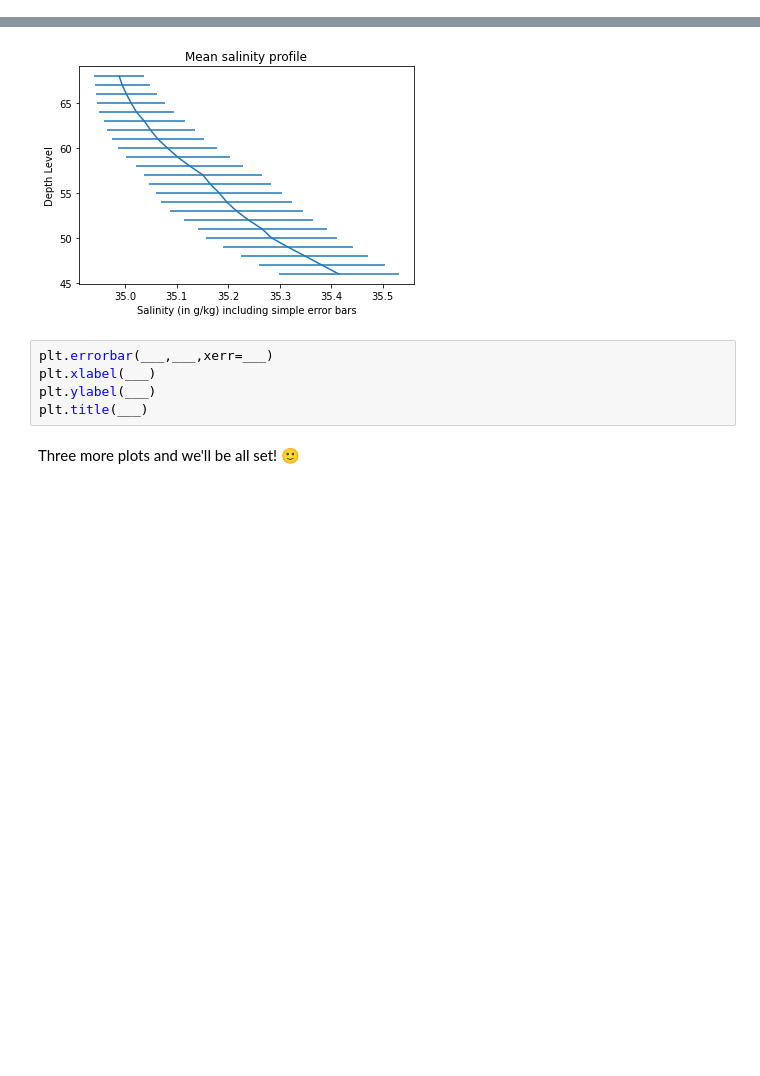
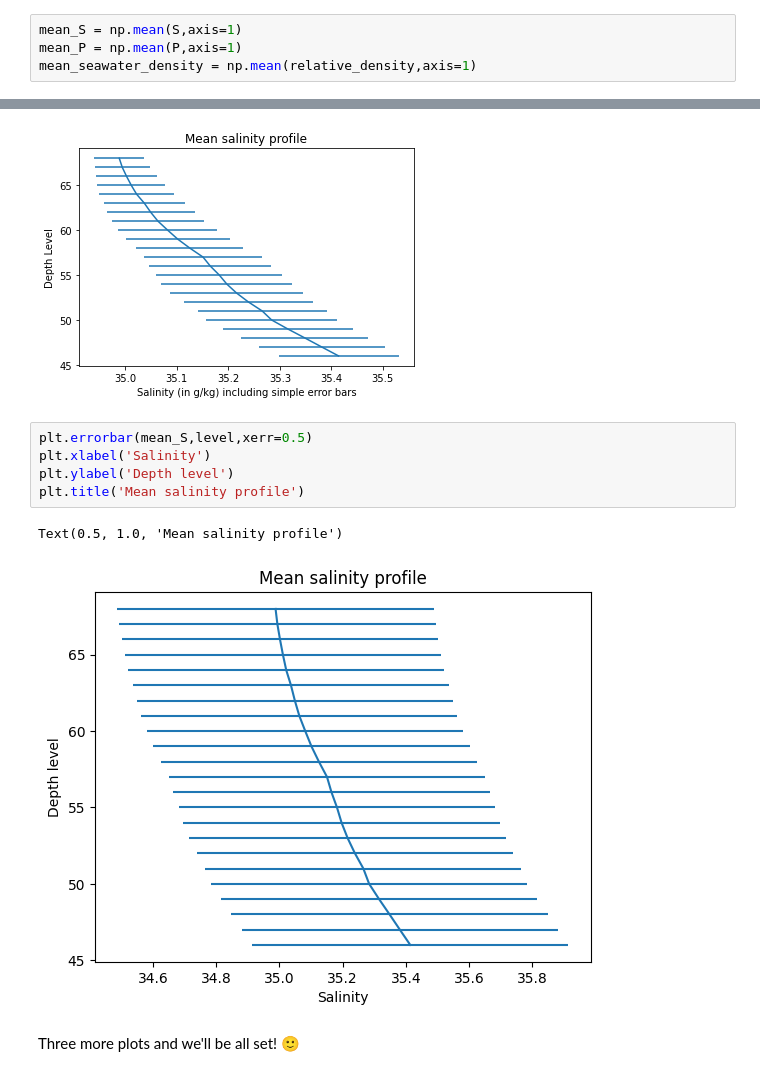
Before and after one commit to Jamgri/2025_Intro_Python, a Jupyter notebook: notebook/W2_S1.ipynb, the cells around one changed output, grey strips where cells are left out. Drawn from its saved outputs; the diff is of its cells as text; blank space fills up the shorter version.

```diff
--- a/notebook/W2_S1.ipynb
+++ b/notebook/W2_S1.ipynb
@@ -243,2 +275,6 @@ ___
+# %%
+mean_S = np.mean(S,axis=1)
+mean_P = np.mean(P,axis=1)
+mean_seawater_density = np.mean(relative_density,axis=1)
 # %% [markdown]
 ... and the standard deviations.
@@ -257,10 +308,13 @@ Hint 2: You should get plots similar to the one below
 # %% [markdown]
 ![Salinity_mean.png](embedded-picture-1)
 # %%
-plt.errorbar(___,___,xerr=___)
-plt.xlabel(___)
-plt.ylabel(___)
-plt.title(___)
+plt.errorbar(mean_S,level,xerr=0.5)
+plt.xlabel('Salinity')
+plt.ylabel('Depth level')
+plt.title('Mean salinity profile')
+# %% [output]
+Text(0.5, 1.0, 'Mean salinity profile')
+[figure, added]
 # %% [markdown]
 Three more plots and we'll be all set! 🙂
 # %% [markdown]
```
Also changed, not shown: parts of 24 cells of this notebook.
